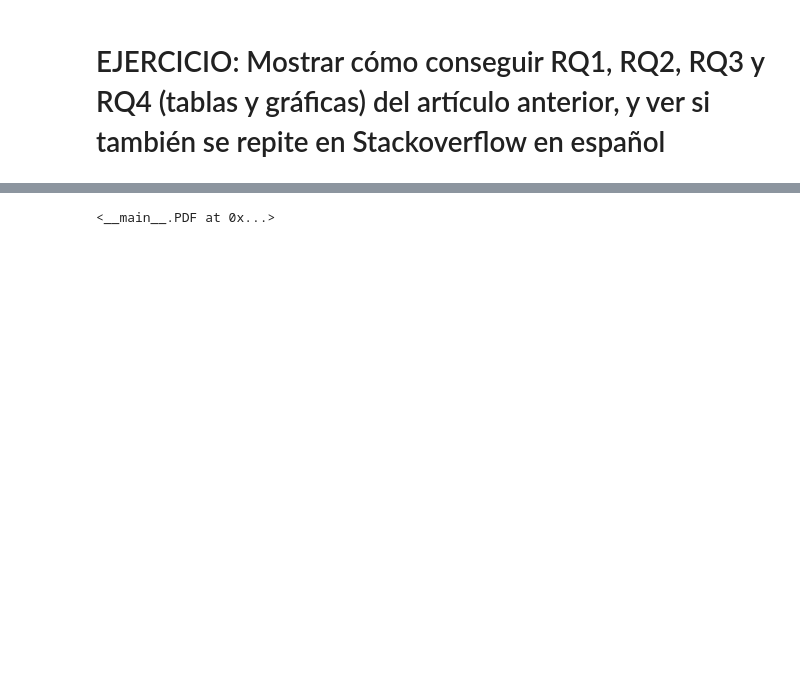
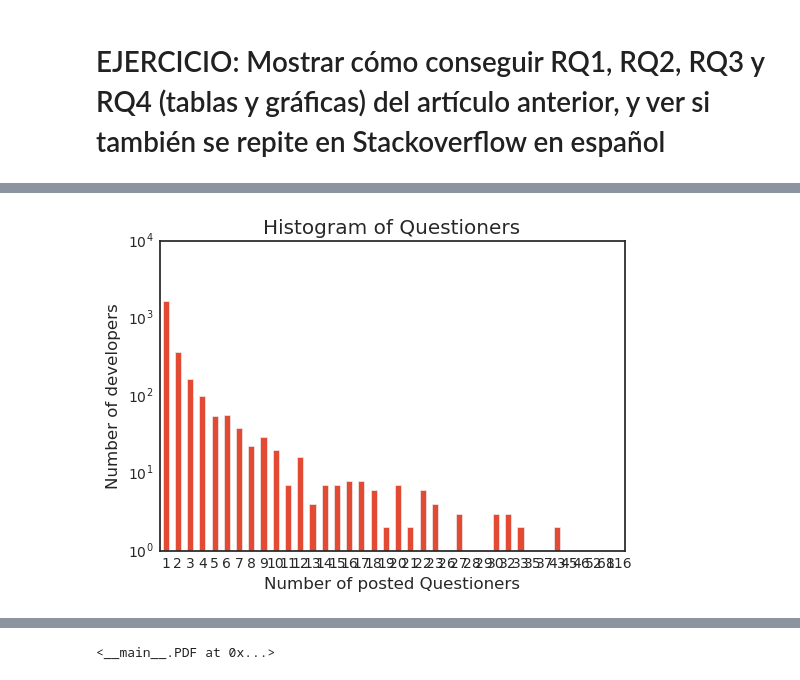
Before and after one commit to JavierCVilla/Master-bgde, a Jupyter notebook: sesion2/sesion2.ipynb, the cells around one changed output, grey strips where cells are left out. Saved outputs shown, nothing was run; the diff lists cells and outputs as text; code cells hidden in the pictures; blank space fills up the shorter version.

```diff
--- a/sesion2/sesion2.ipynb
+++ b/sesion2/sesion2.ipynb
@@ -500,3 +504,10 @@ PDF('http://ink.library.smu.edu.sg/cgi/viewcontent.cgi?article=2810&context=sis_
 <__main__.PDF at 0x...>
 # %% [markdown]
 # EJERCICIO: Mostrar cómo conseguir RQ1, RQ2, RQ3 y RQ4 (tablas y gráficas) del artículo anterior, y ver si también se repite en Stackoverflow en español
+# %%
+quest_dev_ask = %sql SELECT q.numQ, Count(*) as freq \
+                 FROM (SELECT u.Id, u.DisplayName, Count(*) as numQ \
+                         FROM Users u JOIN PostsPart p ON u.Id = p.OwnerUserId \
+                         WHERE p.PostTypeId=1 GROUP BY p.OwnerUserId) as q    \
+                 GROUP BY q.numQ;
+quest_dev_ask
@@ -502,0 +551,12 @@ PDF('http://ink.library.smu.edu.sg/cgi/viewcontent.cgi?article=2810&context=sis_
+# %%
+quest_dev_ask_df = quest_dev_ask.DataFrame()
+
+plt.style.use('seaborn-white')
+
+RQ1_plot = quest_dev_ask_df.plot(kind='bar',x='numQ', y='freq', logy=True, legend=None, title="Histogram of Questioners")
+RQ1_plot.set_xlabel("Number of posted Questioners")
+RQ1_plot.set_ylabel("Number of developers")
+ax = RQ1_plot.axes
+RQ1_plot.set_xticklabels(ax.xaxis.get_majorticklabels(), rotation=0);
+# %% [output]
+[figure, added]
```
Also changed, not shown: parts of 19 cells of this notebook.
